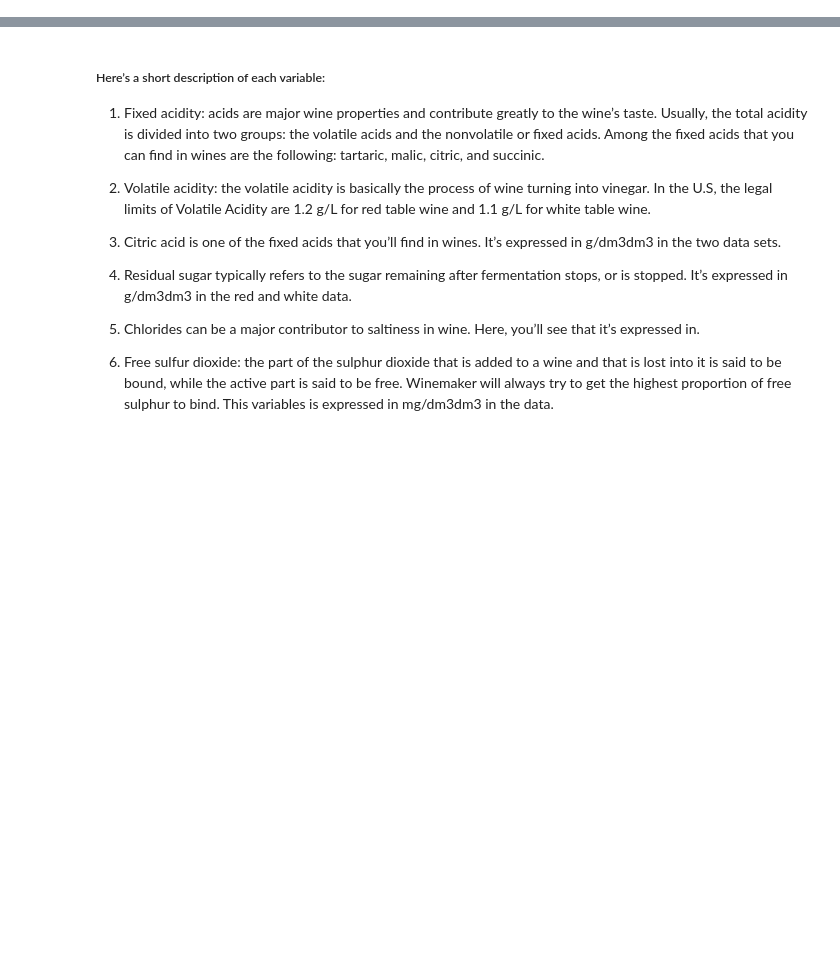
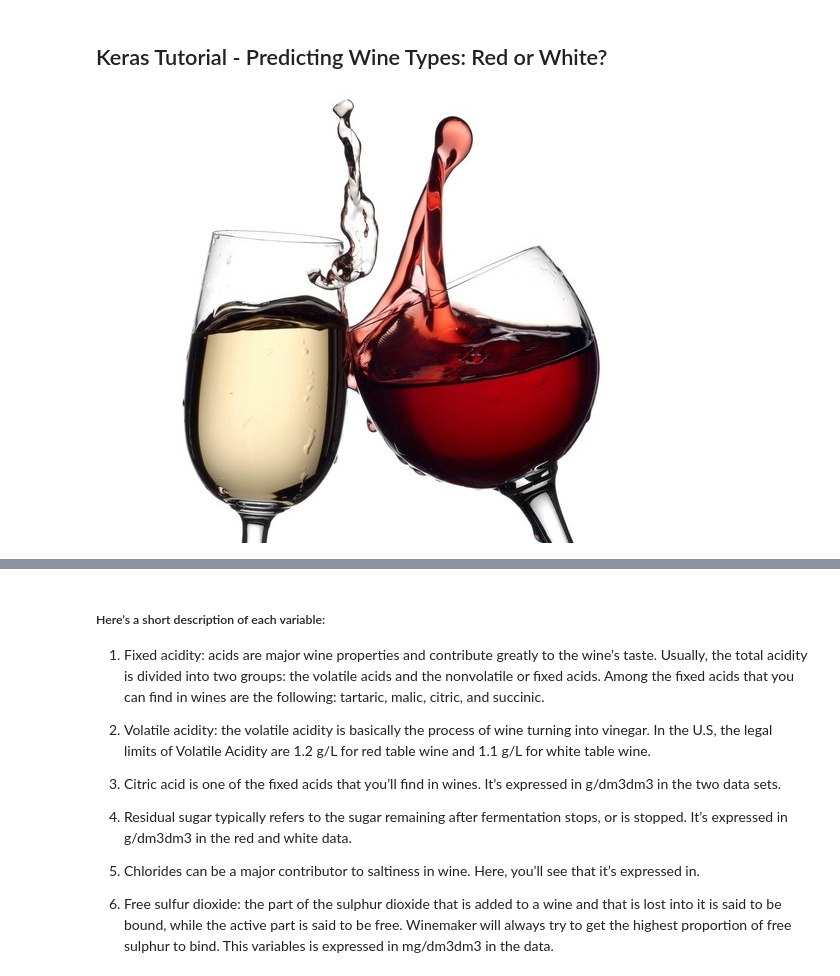
Before and after one commit to tejasbawaskar/Deep_learning_tuts, a Jupyter notebook: Keras Tutorial.ipynb, the cells around one changed output, grey strips where cells are left out. Saved outputs shown, nothing was run; the diff lists cells and outputs as text; code cells hidden in the pictures; blank space fills up the shorter version.

```diff
--- a/Keras Tutorial.ipynb
+++ b/Keras Tutorial.ipynb
@@ -1 +1,8 @@
+# %% [markdown]
+## Keras Tutorial - Predicting Wine Types: Red or White?
+# %%
+from IPython.display import Image, display
+display(Image(filename='wine-red-and-white.jpg', embed=True))
+# %% [output]
+[figure, added]
 # %% [markdown]
```
Also changed, not shown: parts of 1 cell of this notebook, 2 other files.
